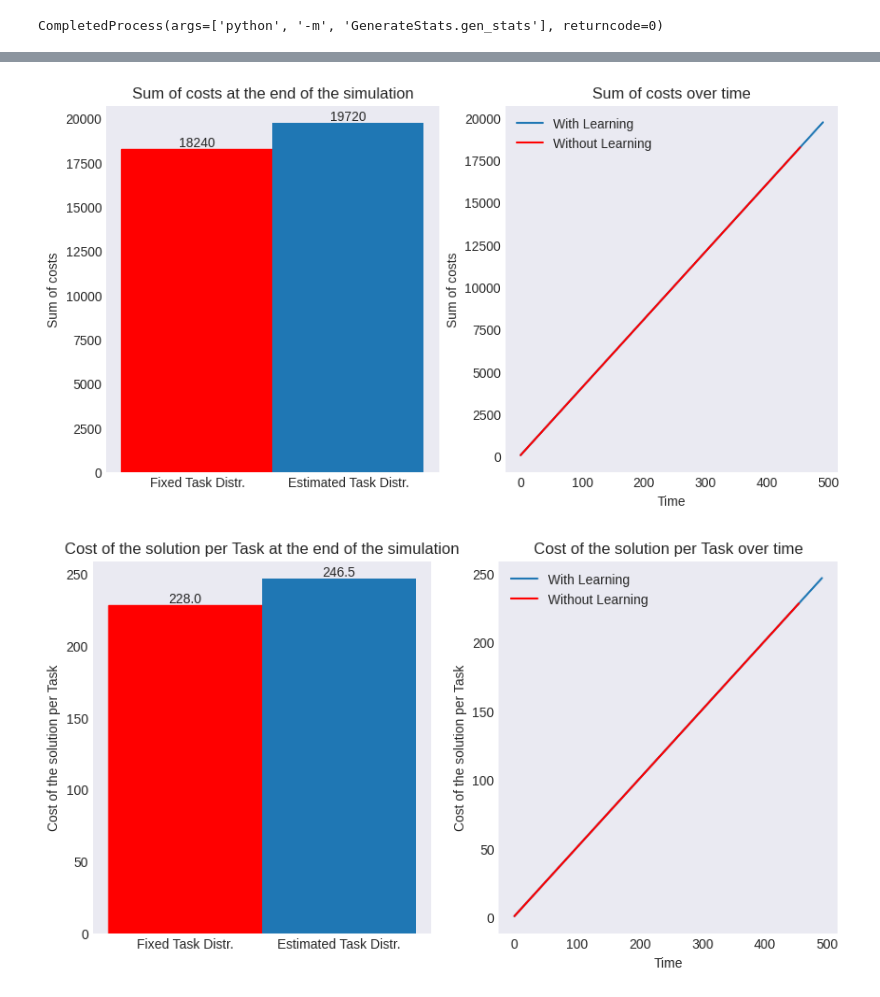
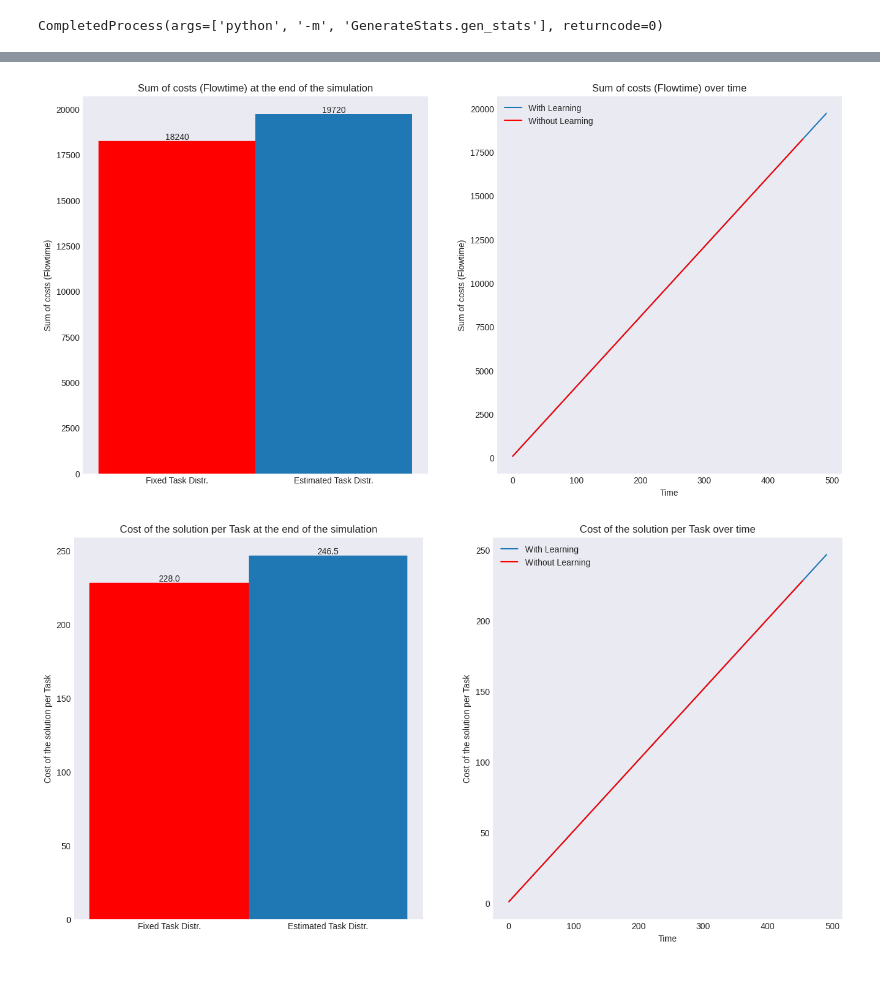
Before and after one commit to pullipulli/estimation_MAPD-P, a Jupyter notebook: Utils/show_stats.ipynb, the cells around one changed output, grey strips where cells are left out. Saved outputs shown, nothing was run; the diff lists cells and outputs as text; code cells hidden in the pictures.

```diff
--- a/Utils/show_stats.ipynb
+++ b/Utils/show_stats.ipynb
@@ -15,9 +15,19 @@ import numpy as np
 
 %matplotlib inline
 
+plt.style.use('seaborn-v0_8-dark')
+
 df_learning = pd.read_csv("stats_with_learning.csv")
-print(df_learning)
+
 
 df = pd.read_csv("stats_without_learning.csv")
+
+
+number_of_tasks = df["number_of_tasks"].iloc[0]
+
+df = df.drop(["number_of_tasks"], axis=1)
+df_learning = df_learning.drop(["number_of_tasks"], axis=1)
+
+print(df_learning)
 print(df)
 # %% [output]
@@ -41,33 +73,32 @@ print(df)
 # %%
 cost = df["costs"].iloc[-1]
 cost_learning = df_learning["costs"].iloc[-1]
 
-plt.style.use('seaborn-v0_8-dark')
-_, ax = plt.subplots(nrows=1, ncols=2, figsize=(8, 4))
+_, ax = plt.subplots(nrows=1, ncols=2, figsize=(16, 8))
 
 bars = ax[0].bar([0, 1], [cost, cost_learning], width=1, align='center')
 ax[0].bar_label(bars, labels=[cost, cost_learning])
 ax[0].set_xticks([0, 1], labels=['Fixed Task Distr.', 'Estimated Task Distr.'])
-ax[0].set_title("Sum of costs at the end of the simulation")
-ax[0].set_ylabel("Sum of costs")
+ax[0].set_title("Sum of costs (Flowtime) at the end of the simulation")
+ax[0].set_ylabel("Sum of costs (Flowtime)")
 bars[0].set_color('r')
 
 ax[1].plot(df_learning["time"], df_learning["costs"], label="With Learning")
 ax[1].plot(df["time"], df["costs"], label="Without Learning", color="r")
-ax[1].set_title("Sum of costs over time")
+ax[1].set_title("Sum of costs (Flowtime) over time")
 ax[1].set_xlabel("Time")
-ax[1].set_ylabel("Sum of costs")
+ax[1].set_ylabel("Sum of costs (Flowtime)")
 
 ax[1].legend()
 
 plt.show()
 # %% [output]
-[figure, old version]
+[figure, new version]
 # %%
 costs_per_task = df['costs'].apply(lambda x: x / df['number_of_tasks'].iloc[0])
 costs_per_task_learning  = df_learning['costs'].apply(lambda x: x / df_learning['number_of_tasks'].iloc[0])
 
-_, ax = plt.subplots(nrows=1, ncols=2, figsize=(8, 4))
+_, ax = plt.subplots(nrows=1, ncols=2, figsize=(16, 8))
 
 bars = ax[0].bar([0, 1], [costs_per_task.iloc[-1], costs_per_task_learning.iloc[-1]], width=1, align='center')
 ax[0].bar_label(bars, labels=[costs_per_task.iloc[-1], costs_per_task_learning.iloc[-1]])
@@ -86,7 +117,7 @@ ax[1].legend()
 
 plt.show()
 # %% [output]
-[figure, old version]
+[figure, new version]
 # %%
 makespan = df["time"].iloc[-1] + 1
 makespan_learning = df_learning["time"].iloc[-1] + 1
```
Also changed, not shown: parts of 5 cells of this notebook.
